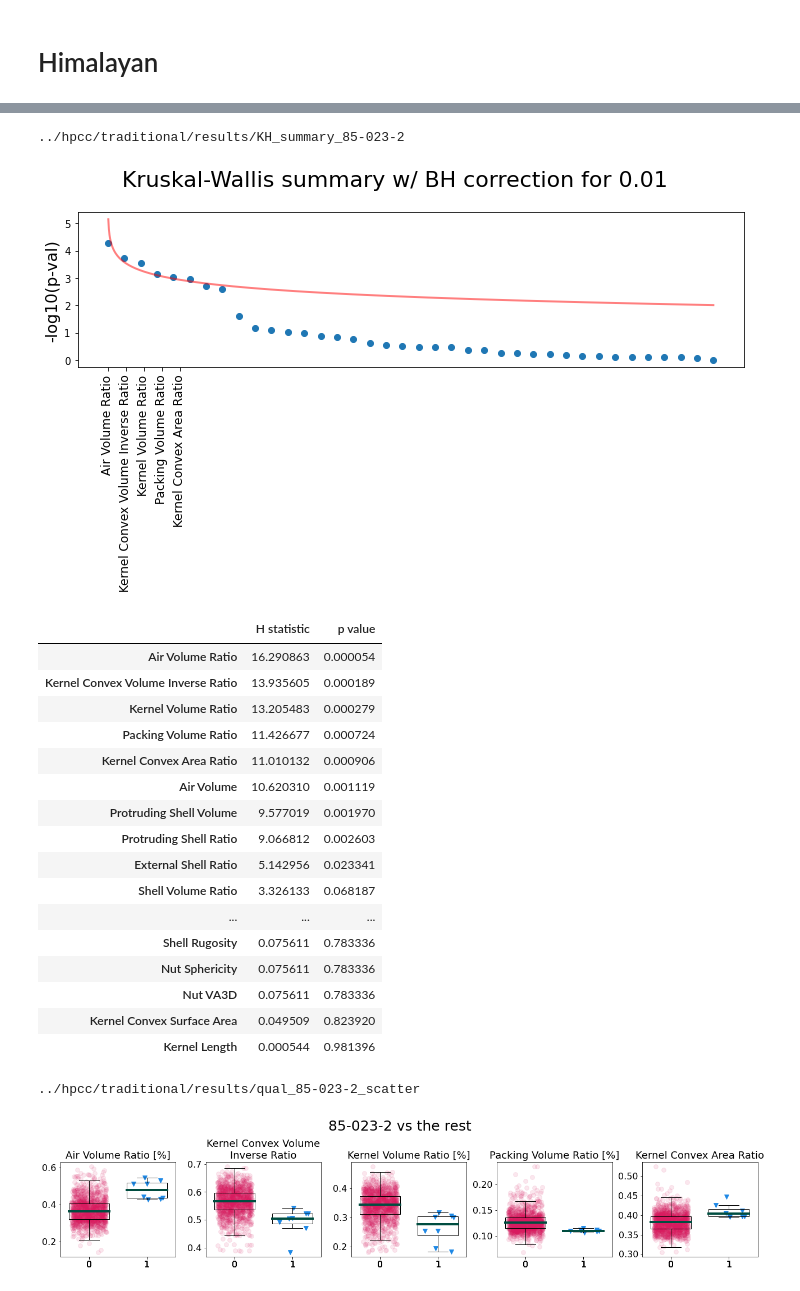
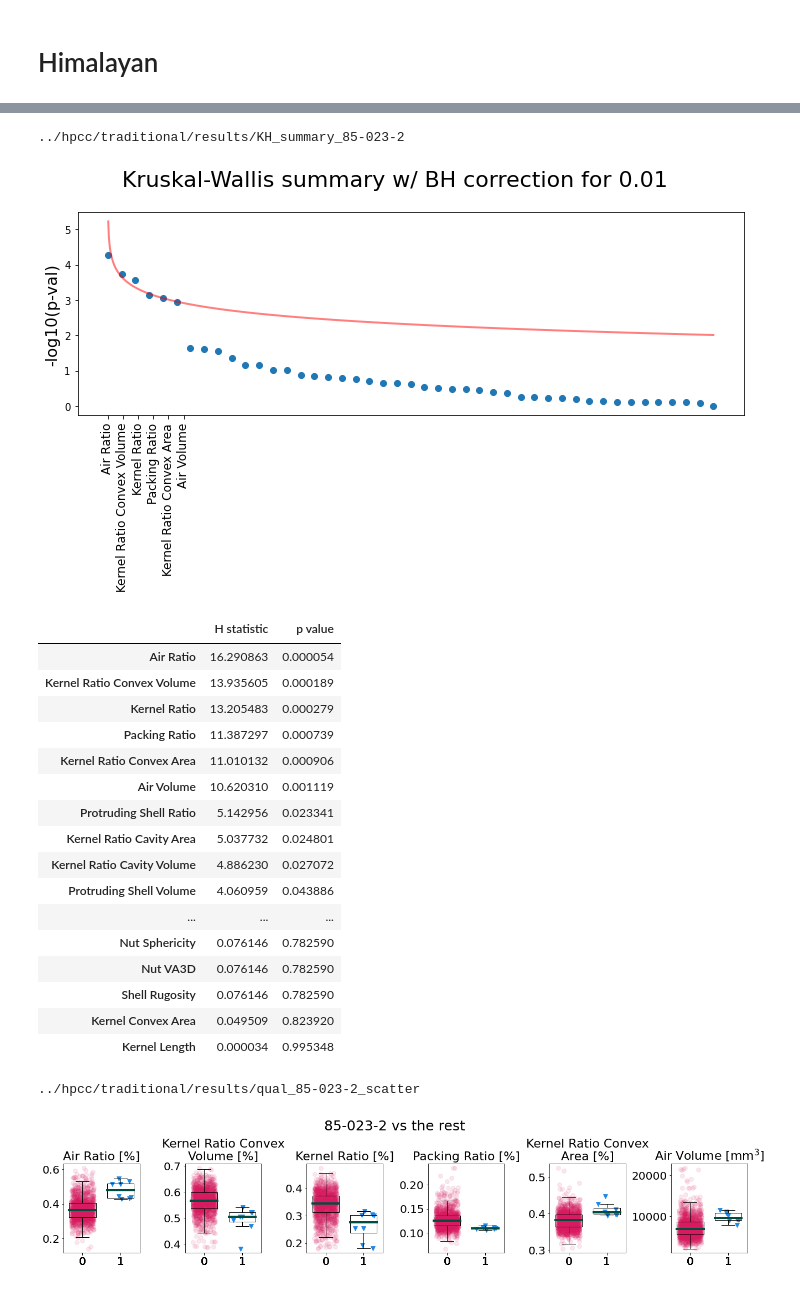
Before and after one commit to amezqui3/walnut_tda, a Jupyter notebook: jupyter/13_kruskal_wallis.ipynb, the cells around one changed output, grey strips where cells are left out. Saved outputs shown, nothing was run; the diff lists cells and outputs as text; code cells hidden in the pictures.

```diff
--- a/jupyter/13_kruskal_wallis.ipynb
+++ b/jupyter/13_kruskal_wallis.ipynb
@@ -202,12 +122,12 @@ def benjamini_hochberg(statistic, pvals, Q=1e-7):
     return bh_critical
 # %%
 Q = 1e-10
-fig, ax = plt.subplots(5,2,figsize=(20,30), sharey=True)
+fig, ax = plt.subplots(4,2,figsize=(20,25), sharey=True)
 ax = np.atleast_1d(ax).ravel()
 fs = 16
 minval = np.min(Kruskalp)*1e15
 
-for i in range(len(cattraitnames)):
+for i in range(len(ax)):
     statistic = KruskalH[:,i]
     pvals     = Kruskalp[:,i]
     bh_critical = benjamini_hochberg(statistic, pvals, Q)
@@ -220,7 +140,7 @@ for i in range(len(cattraitnames)):
     ax[i].scatter(np.arange(len(argpvals)), -np.log10(pvals[argpvals]))
 
     ax[i].set_xticks(np.arange(bh_critical)*1.1)
-    ax[i].set_xticklabels(new_col_labels[argpvals[:bh_critical] + 2])
+    ax[i].set_xticklabels(labels.col_labels.iloc[argpvals[:bh_critical] + iniN])
     ax[i].tick_params('x',labelsize=12,labelrotation=90)
 
 for i in [0,3,6]:
@@ -294,13 +215,13 @@ for i in range(len(cattraitnames)):
 # %% [markdown]
 # Himalayan
 # %%
-kruskal = np.column_stack((np.zeros(len(new_col_labels)-2), np.ones(len(new_col_labels)-2)))
+kruskal = np.column_stack((np.zeros(endN - iniN), np.ones(endN - iniN)))
 print(kruskal.shape)
 
 l_anova = [None, None]
-i = 2
-for i in range(len(new_col_labels)-2):
-    j = i+2
+
+for i in range(len(kruskal)):
+    j = i+iniN
     l_anova[0] = interest.iloc[:,j].values
     l_anova[1] = other.iloc[:,j].values
 
@@ -318,7 +239,7 @@ fs = 15
 
 for i in range(len(ax)):
     ax[i].scatter(xvals, -np.log10(kruskal[:,1]), c='navy')
-    ax[i].axhline(y=-np.log10(0.001), c='red', lw=2, label='p = 0.001');
+    ax[i].axhline(y=-np.log10(0.01), c='red', lw=2, label='p = 0.01');
     ax[i].legend(fontsize=fs)
     ax[i].set_title(cattraitnames[i], fontsize=fs)
 
@@ -327,8 +248,4 @@ for i in [0]:
 
 fig.suptitle('Kruskal-Wallis', fontsize=20)
 plt.tight_layout()
-
-filename = dst + 'KrukalWallis_traditional'
-print(filename)
-#plt.savefig(filename + '.jpg', bbox_inches='tight', dpi=100, format='jpg', pil_kwargs={'optimize':True})
 # %% [output]
@@ -344,7 +260,7 @@ minval = np.min(kruskal[:,1])*5e2
 for i in [0]:
     statistic = kruskal[:,0]
     pvals     = kruskal[:,1]
-    bh_critical = benjamini_hochberg(statistic, pvals, Q)
+    bh_critical = benjamini_hochberg(statistic, pvals, Q) + 1
 
     argpvals = np.lexsort((-statistic, pvals))
     x = np.linspace(minval, len(argpvals)-1,1000)
@@ -354,7 +270,7 @@ for i in [0]:
     ax[i].scatter(np.arange(len(argpvals)), -np.log10(pvals[argpvals]))
 
     ax[i].set_xticks(np.arange(bh_critical)*1.1)
-    ax[i].set_xticklabels(new_col_labels[argpvals[:bh_critical] + 2])
+    ax[i].set_xticklabels(labels.col_labels.iloc[argpvals[:bh_critical] + iniN])
     ax[i].tick_params('x',labelsize=12,labelrotation=90)
 
 for i in [0]:
@@ -370,55 +286,60 @@ plt.savefig(filename + '.jpg', bbox_inches='tight', dpi=200, format='jpg', pil_k
 plt.savefig(filename + '.pdf', bbox_inches='tight', dpi=200, format='pdf')
 # %% [output]
 ../hpcc/traditional/results/KH_summary_85-023-2
-[figure, old version]
+[figure, new version]
 # %%
-pd.DataFrame(kruskal, columns=['H statistic', 'p value'], index=new_col_labels[2:]).sort_values('H statistic', ascending=False)
+pd.DataFrame(kruskal, columns=['H statistic', 'p value'],
+             index=labels.col_labels[iniN:endN].values).sort_values('H statistic', ascending=False)
 # %% [output]
 |  | H statistic | p value |
-| Air Volume Ratio | 16.290863 | 0.000054 |
-| Kernel Convex Volume Inverse Ratio | 13.935605 | 0.000189 |
-| Kernel Volume Ratio | 13.205483 | 0.000279 |
-| Packing Volume Ratio | 11.426677 | 0.000724 |
-| Kernel Convex Area Ratio | 11.010132 | 0.000906 |
+| Air Ratio | 16.290863 | 0.000054 |
+| Kernel Ratio Convex Volume | 13.935605 | 0.000189 |
+| Kernel Ratio | 13.205483 | 0.000279 |
+| Packing Ratio | 11.387297 | 0.000739 |
+| Kernel Ratio Convex Area | 11.010132 | 0.000906 |
 | Air Volume | 10.620310 | 0.001119 |
-| Protruding Shell Volume | 9.577019 | 0.001970 |
-| Protruding Shell Ratio | 9.066812 | 0.002603 |
-| External Shell Ratio | 5.142956 | 0.023341 |
-| Shell Volume Ratio | 3.326133 | 0.068187 |
+| Protruding Shell Ratio | 5.142956 | 0.023341 |
+| Kernel Ratio Cavity Area | 5.037732 | 0.024801 |
+| Kernel Ratio Cavity Volume | 4.886230 | 0.027072 |
+| Protruding Shell Volume | 4.060959 | 0.043886 |
 | ... | ... | ... |
-| Shell Rugosity | 0.075611 | 0.783336 |
-| Nut Sphericity | 0.075611 | 0.783336 |
-| Nut VA3D | 0.075611 | 0.783336 |
-| Kernel Convex Surface Area | 0.049509 | 0.823920 |
-| Kernel Length | 0.000544 | 0.981396 |
+| Nut Sphericity | 0.076146 | 0.782590 |
+| Nut VA3D | 0.076146 | 0.782590 |
+| Shell Rugosity | 0.076146 | 0.782590 |
+| Kernel Convex Area | 0.049509 | 0.823920 |
+| Kernel Length | 0.000034 | 0.995348 |
 # %%
+fs = 20
 boxplot = [None, None]
 
-xscatter = np.random.default_rng(12345).uniform(-1,1,len(new_df))*.3
+xscatter = np.random.default_rng(12345).uniform(-1,1,len(df))*.3
 
-fig, ax = plt.subplots(1,bh_critical, figsize=(18,4), sharex=True)
+#fig, ax = plt.subplots(2,6, figsize=(18,8), sharex=True)
+fig, ax = plt.subplots(1,6, figsize=(18,4), sharex=True)
 ax = np.atleast_1d(ax).ravel()
-traitidx = argpvals[:len(ax)] + 2
-sl = new_col_labels[argpvals[:len(ax)] + 2]
-ul = new_col_units[argpvals[:len(ax)] + 2]
+
+traitidx = argpvals[:len(ax)] + iniN
+sl = labels.col_labels.iloc[argpvals[:len(ax)] + iniN].values
+ul = labels.col_units.iloc[argpvals[:len(ax)] + iniN].values
 
 for idx,i in enumerate(traitidx):
     boxplot[0] = other.iloc[:,traitidx[idx]].values
     boxplot[1] = interest.iloc[:,traitidx[idx]].values
     ax[idx].scatter(xscatter[:len(other)], boxplot[0], color=col_wong[0], marker=marker[0], s=60, alpha=0.1)
     ax[idx].scatter(xscatter[len(other):]+1, boxplot[1], color=col_wong[1], marker=marker[1], s=60, alpha=1)
     ax[idx].boxplot(boxplot, notch=False, sym='', vert=True, positions=range(2), widths=0.7,
                             medianprops = {'color':col_wong[-2], 'lw':4})
-    ax[idx].set_title(textwrap.fill(new_col_labels[i] + new_col_units[i],25), fontsize=18)
-    ax[idx].tick_params(labelsize=16)
+
+    ax[idx].set_title(textwrap.fill(labels.col_labels.iloc[i] + labels.col_units.iloc[i],20), fontsize=22)
+    ax[idx].tick_params(labelsize=fs)
 
 fig.suptitle("85-023-2 vs the rest", fontsize=25, y=0.96)
 fig.tight_layout()
 
 filename = dst + 'qual_' + '85-023-2' + '_scatter'
 print(filename)
 plt.savefig(filename + '.jpg', dpi=200, format='jpg', bbox_inches='tight', pil_kwargs={'optimize':True})
 #plt.close()
 # %% [output]
 ../hpcc/traditional/results/qual_85-023-2_scatter
-[figure, old version]
+[figure, new version]
```
Also changed, not shown: parts of 9 cells of this notebook, 6 other files.
